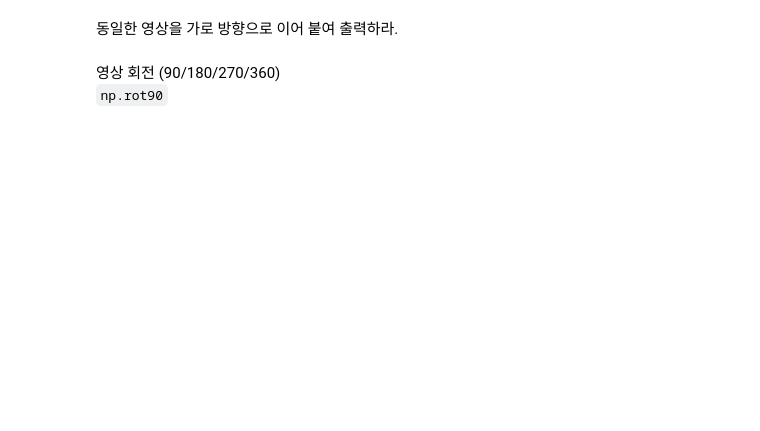
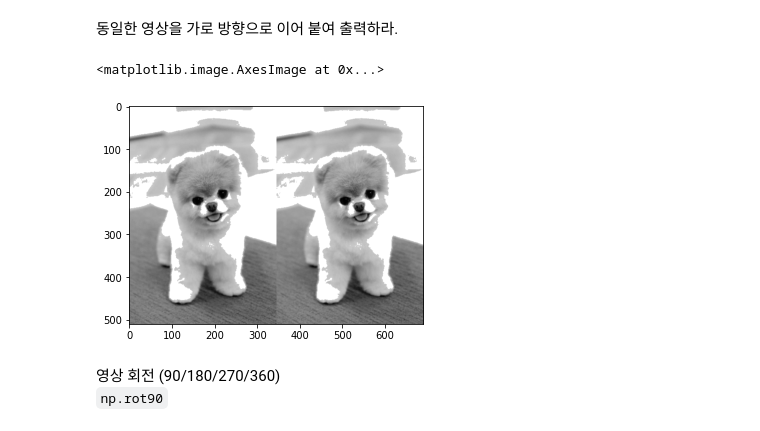
Before and after one commit to y001003/yeardream, a Jupyter notebook: python_basic/3.numpy.ipynb, the cells around one changed output. Cells and saved outputs as stored; diff of their text form; code cells hidden in the pictures; blank space fills up the shorter version.

```diff
--- a/python_basic/3.numpy.ipynb
+++ b/python_basic/3.numpy.ipynb
@@ -45,2 +58,7 @@ plt.imshow(arr, cmap='gray')
 # %% [markdown]
 200보다 큰 값을 255로 변환하라.
+# %%
+for i in range(arr.shape[0]):
+    for j in range(arr.shape[1]):
+        if arr[i][j] > 200:
+            arr[i][j] = 255
@@ -47,5 +70,12 @@ plt.imshow(arr, cmap='gray')
 # %% [markdown]
 동일한 영상을 가로 방향으로 이어 붙여 출력하라.
+# %%
+arrsum = np.concatenate([arr,arr],axis=1)
+# %%
+plt.imshow(arrsum, cmap='gray')
+# %% [output]
+<matplotlib.image.AxesImage at 0x...>
+[figure, added]
 # %% [markdown]
 영상 회전 (90/180/270/360)
 `np.rot90`
```
Also changed, not shown: parts of 8 cells of this notebook.
